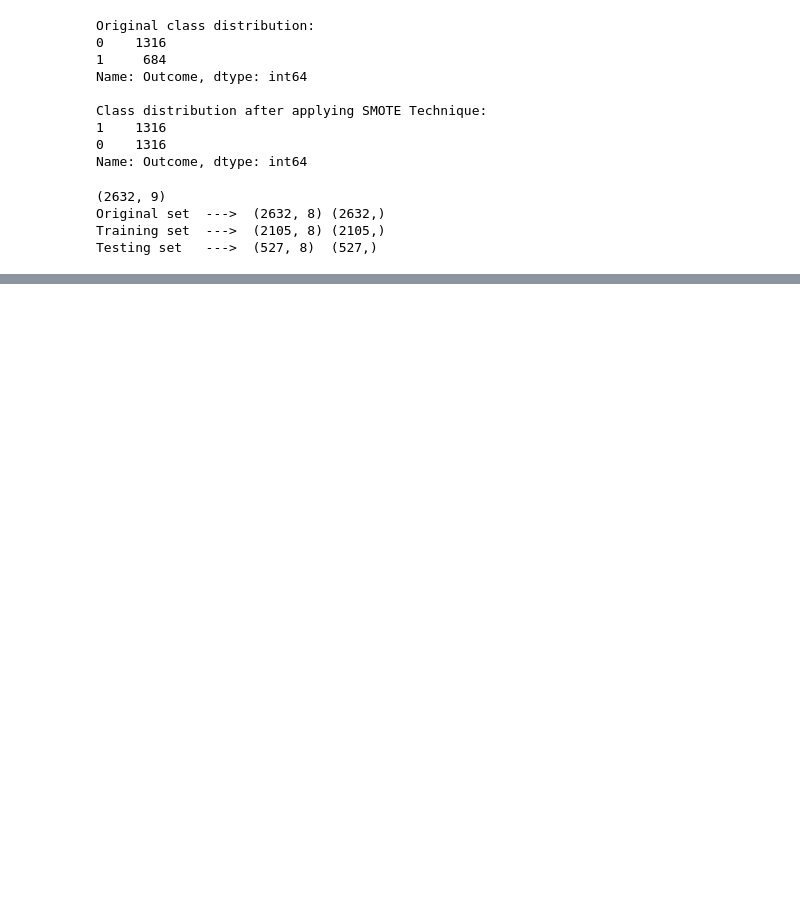
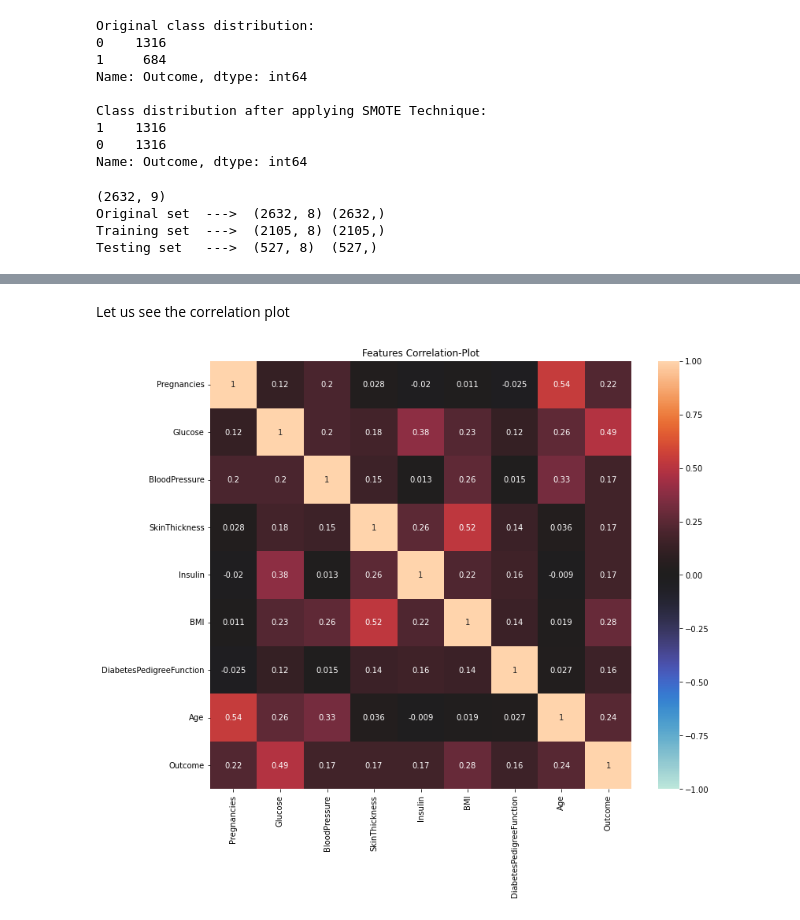
Before and after one commit to UtpalPatel0055/DiabetesPrediction, a Jupyter notebook: Main.ipynb, the cells around one changed output, grey strips where cells are left out. Drawn from its saved outputs; the diff is of its cells as text; code cells hidden in the pictures; blank space fills up the shorter version.

```diff
--- a/Main.ipynb
+++ b/Main.ipynb
@@ -149,0 +186,10 @@ Testing set   --->  (527, 8)  (527,)
+# %% [markdown]
+Let us see the correlation plot
+# %%
+features = df.columns
+plt.figure(figsize=[12,10])
+plt.title('Features Correlation-Plot')
+sns.heatmap(df[features].corr(), vmin=-1, vmax=1, center=0, annot=True)
+plt.show()
+# %% [output]
+[figure, added]
```
Also changed, not shown: parts of 4 cells of this notebook.
